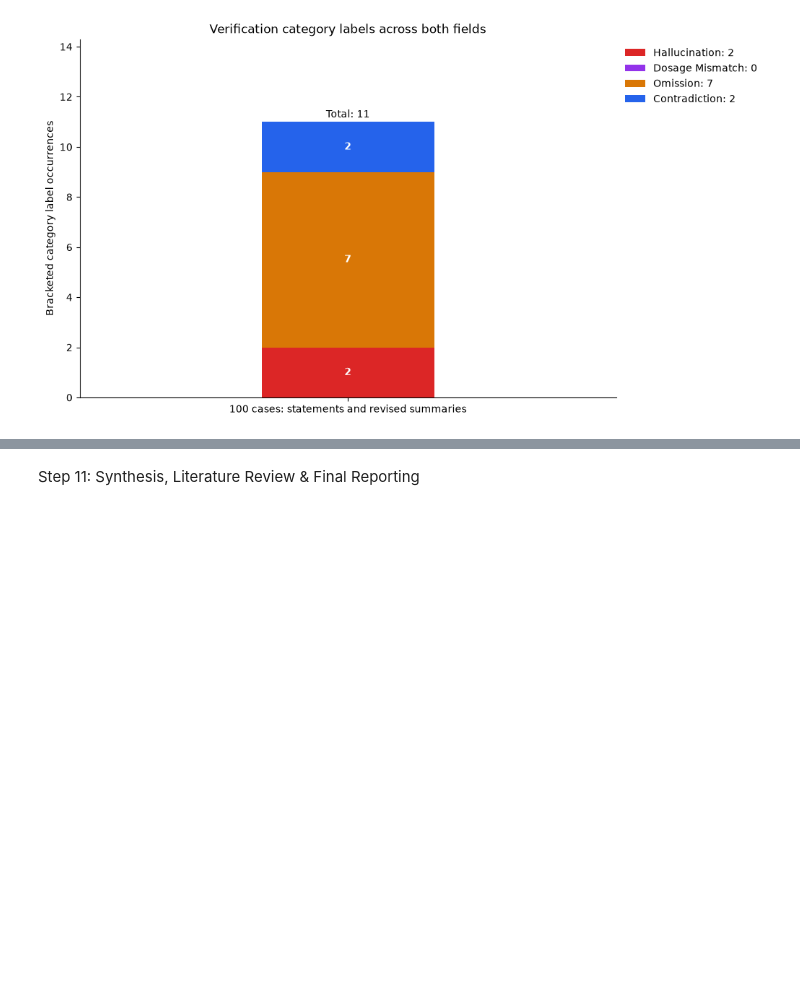
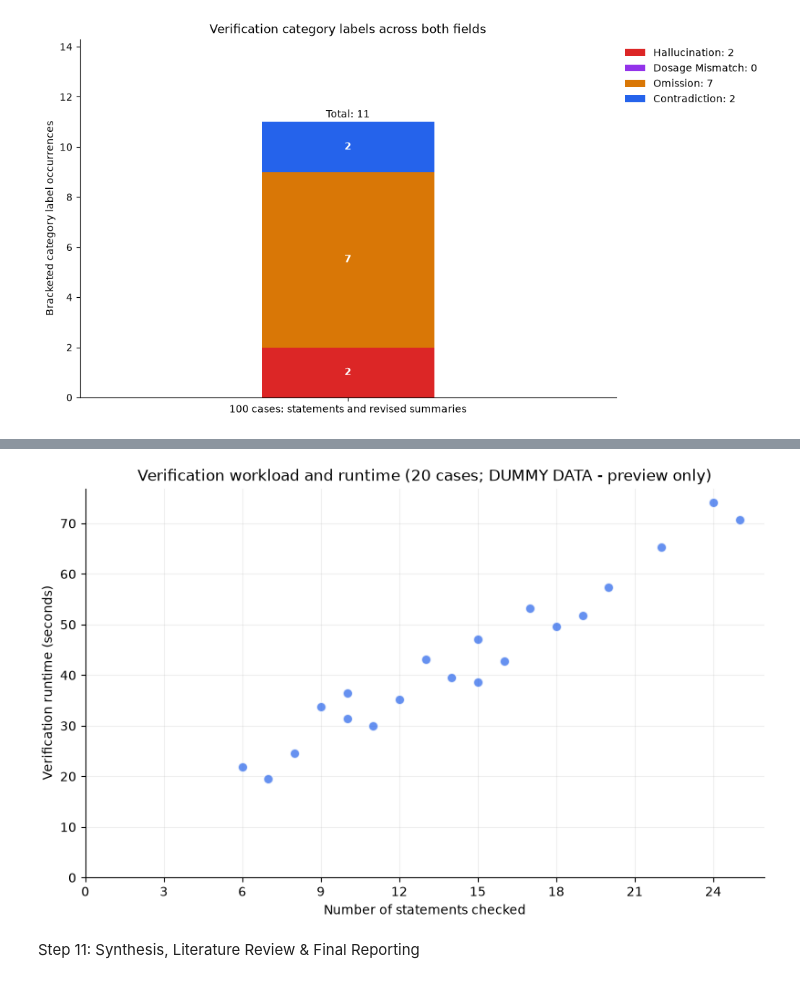
Before and after one commit to ymcx/nlp-project, a Jupyter notebook: main.ipynb, the cells around one changed output, grey strips where cells are left out. Drawn from its saved outputs; the diff is of its cells as text; code cells hidden in the pictures; blank space fills up the shorter version.

```diff
--- a/main.ipynb
+++ b/main.ipynb
@@ -1210,2 +1330,78 @@ plt.show()
+# %%
+import matplotlib.pyplot as plt
+
+
+def step10_load_measurements(filename):
+    import json
+    from pathlib import Path
+
+    path = Path("intermediate_states") / f"{filename}.json"
+    if not path.is_file():
+        raise FileNotFoundError(f"Missing {path}. Supply measured data using the schema above this cell.")
+    with path.open(encoding="utf-8") as file:
+        return json.load(file)
+
+
+def step10_measurement_records(payload, expected_type="measured"):
+    if not isinstance(payload, dict) or payload.get("measurement_type") != expected_type:
+        raise ValueError(f"Expected measurement_type={expected_type!r}; dummy data require explicit preview mode.")
+    records = payload.get("records")
+    if not isinstance(records, list) or not records:
+        raise ValueError("Expected a non-empty records array of measured cases.")
+    for record in records:
+        if not isinstance(record, dict) or type(record.get("case_id")) is not int or record["case_id"] < 1:
+            raise ValueError("Each record needs a positive integer case_id.")
+    return records
+
+
+def step10_validate_measurement(record, field, integer=False, positive=False):
+    import math
+
+    value = record.get(field)
+    valid_type = type(value) is int if integer else type(value) in (int, float)
+    if not valid_type or not math.isfinite(value) or value < 0 or (positive and value == 0):
+        kind = "integer" if integer else "number"
+        bound = "positive" if positive else "non-negative"
+        raise ValueError(f"Case {record['case_id']}: {field} must be a finite {bound} {kind}.")
+    return value
+
+
+def step10_plot_verification_runtime(payload, *, demo=False):
+    records = step10_measurement_records(payload, expected_type="dummy" if demo else "measured")
+    if "complete" in payload and type(payload["complete"]) is not bool:
+        raise ValueError("complete must be a boolean when provided.")
+    ids = [record["case_id"] for record in records]
+    if len(set(ids)) != len(ids):
+        raise ValueError("Verification data must contain exactly one record per case_id.")
+    counts = [step10_validate_measurement(row, "statements_checked", integer=True) for row in records]
+    seconds = [step10_validate_measurement(row, "verification_seconds", positive=True) for row in records]
+    fig, ax = plt.subplots(figsize=(8, 5), layout="constrained")
+    ax.scatter(counts, seconds, color="#2563eb", alpha=0.7, edgecolors="white", s=55)
+    ax.set_xlabel("Number of statements checked")
+    ax.set_ylabel("Verification runtime (seconds)")
+    status = "; partial checkpoint" if payload.get("complete") is False else ""
+    if demo:
+        status += "; DUMMY DATA - preview only"
+    ax.set_title(f"Verification workload and runtime ({len(records)} cases{status})")
+    ax.set_xlim(left=0)
+    ax.set_ylim(bottom=0)
+    ax.xaxis.set_major_locator(plt.MaxNLocator(integer=True))
+    ax.set_axisbelow(True)
+    ax.grid(alpha=0.2)
+    ax.spines[["top", "right"]].set_visible(False)
+    return fig, ax
+
+
+step10_use_dummy_data = True
+step10_usage_file = "step10_verification_demo" if step10_use_dummy_data else "step10_verification_usage"
+step10_verification_usage = step10_load_measurements(step10_usage_file)
+step10_runtime_figure, step10_runtime_axes = step10_plot_verification_runtime(
+    step10_verification_usage, demo=step10_use_dummy_data,
+)
+from IPython.display import display
+display(step10_runtime_figure)
+plt.close(step10_runtime_figure)
+# %% [output]
+[figure, added]
 # %% [markdown]
 Step 11: Synthesis, Literature Review & Final Reporting
```
Also changed, not shown: parts of 6 cells of this notebook, 1 other file.
